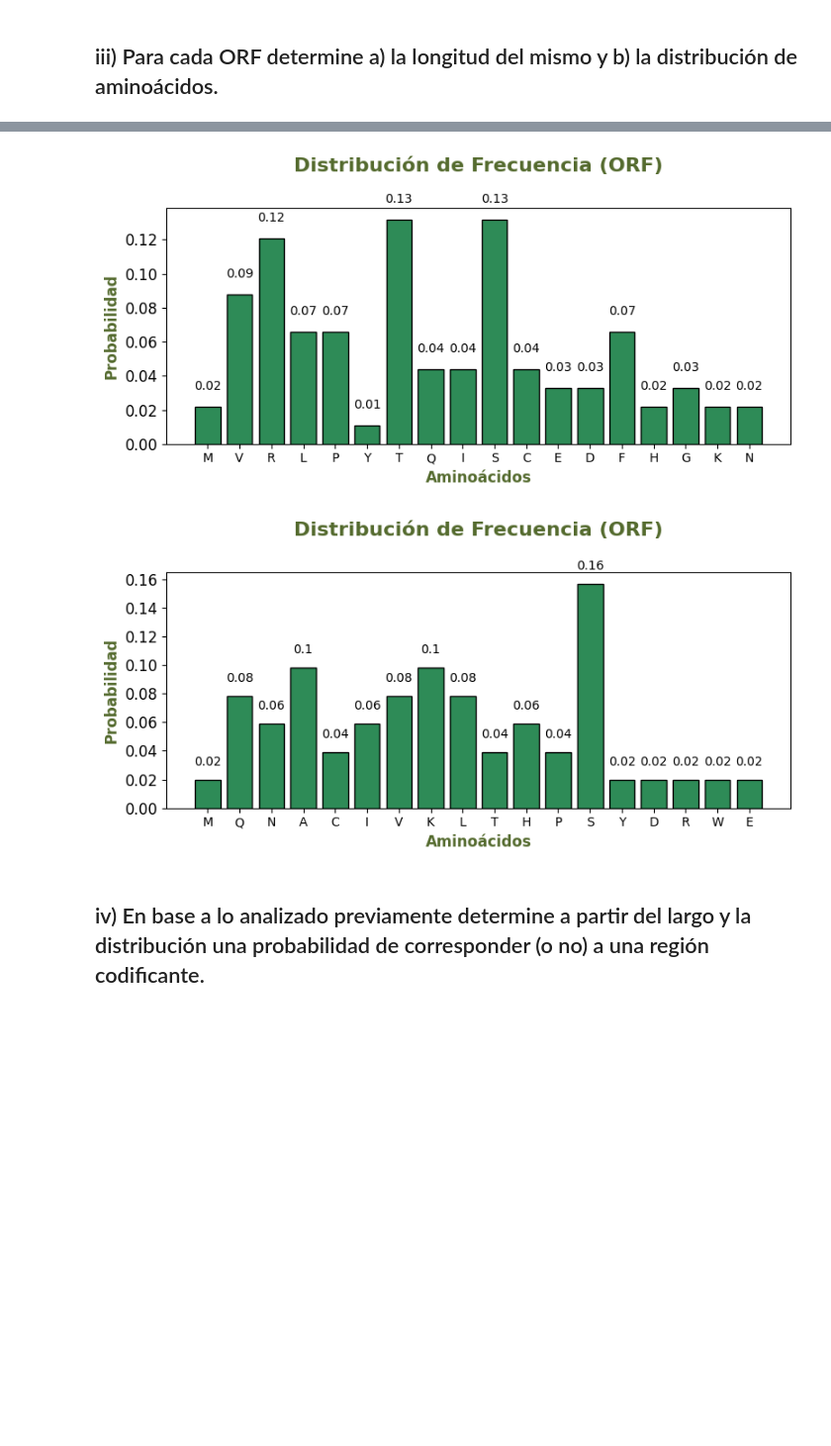
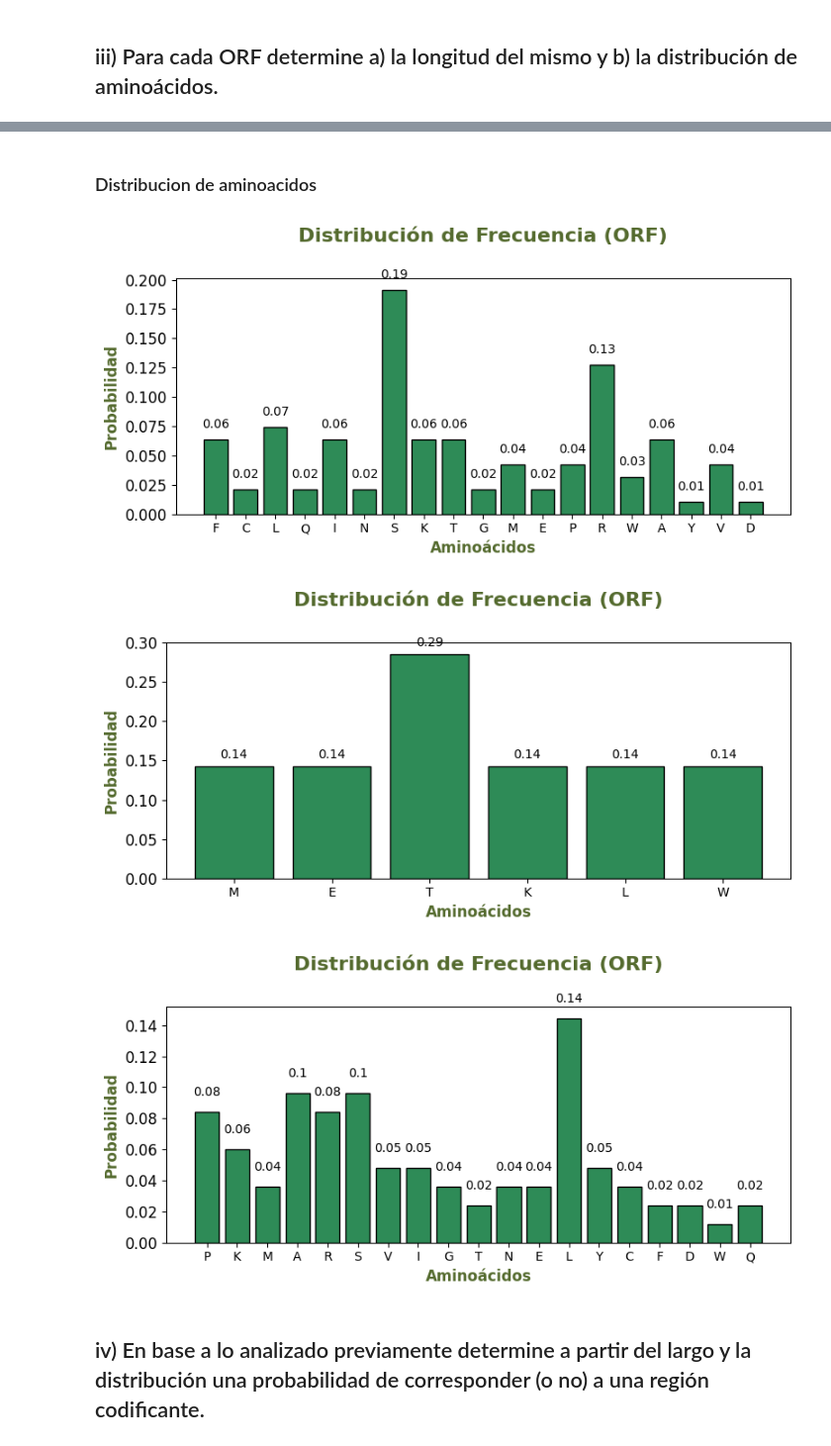
Before and after one commit to NadinaMaia/BioinformaticaAvanzada, a Jupyter notebook: Tp1_avanzada.ipynb, the cells around one changed output, grey strips where cells are left out. Shown at 99% size. Cells and saved outputs as stored; diff of their text form; code cells hidden in the pictures; blank space fills up the shorter version.

```diff
--- a/Tp1_avanzada.ipynb
+++ b/Tp1_avanzada.ipynb
@@ -630,0 +646,6 @@ def levantar_ADN(posicion):
+# %%
+handle = Entrez.efetch(db='nucleotide', id="MT497167", rettype="gb", retmode="text")
+secuencia_adn = SeqIO.read(handle, "genbank")
+secuencia_adn = secuencia_adn.seq
+
+print(f"La secuencia de ADN levantada tiene {len(record)} bases")
@@ -644,0 +656,2 @@ obtener_ORFs(ADN)
+# %%
+orfs, largos_orfs = obtener_marcos_abiertos_lectura(secuencia_adn)
@@ -647,8 +680,7 @@ obtener_ORFs(ADN)
 # %%
 #Un ejemplo de output para una secuencia al azar
-secuencia_azar = ADN
-ORFs_a, largos_ORF_a = obtener_ORFs(secuencia_azar)
-for i in range(len(largos_ORF_a)):
-      print(f"Para el marco {i} hay {len(largos_ORF_a[i])} ORFs de largo promedio {np.average(largos_ORF_a[i])}")
-print(ORFs_a)
+for i in range(len(largos_orfs)):
+      print(f"Para el marco {i} hay {len(largos_orfs[i])} ORFs de largo promedio {np.average(largos_orfs[i])}")
+print(orfs)
+orfs[1][0] == orfs[4][0]
 # %% [output]
@@ -662,15 +695,19 @@ Para el marco 5 hay 0 ORFs de largo promedio nan
+# %% [markdown]
+### Distribucion de aminoacidos
 # %%
-for ORF in ORFs_a:
+for i,ORF in enumerate(orfs):
   if len(ORF) != 0:
-    for secuencia in ORF:
+    for secuencia in ORF: #Calculamos las frecuencias para todas las secuencias de cada ORF
       distribucion_aminoacidos = frecuencia(secuencia)
-      graficar_frecuencia(distribucion_aminoacidos, "ORF")
+      if i == 5:
+            graficar_frecuencia(distribucion_aminoacidos, "ORF") #Pero graficamos solo para el ultimo marco (sino son muchos graficos)
   else:
     pass
 
 ORFs_ = [sec for sublista in ORFs_a for sec in sublista]
 # %% [output]
-[figure, old version]
+[figure, new version]
-[figure, old version]
+[figure, new version]
+[figure, added]
 # %% [markdown]
 ## iv) En base a lo analizado previamente determine a partir del largo y la distribución una probabilidad de corresponder (o no) a una región codificante.
```
Also changed, not shown: parts of 42 cells of this notebook.
